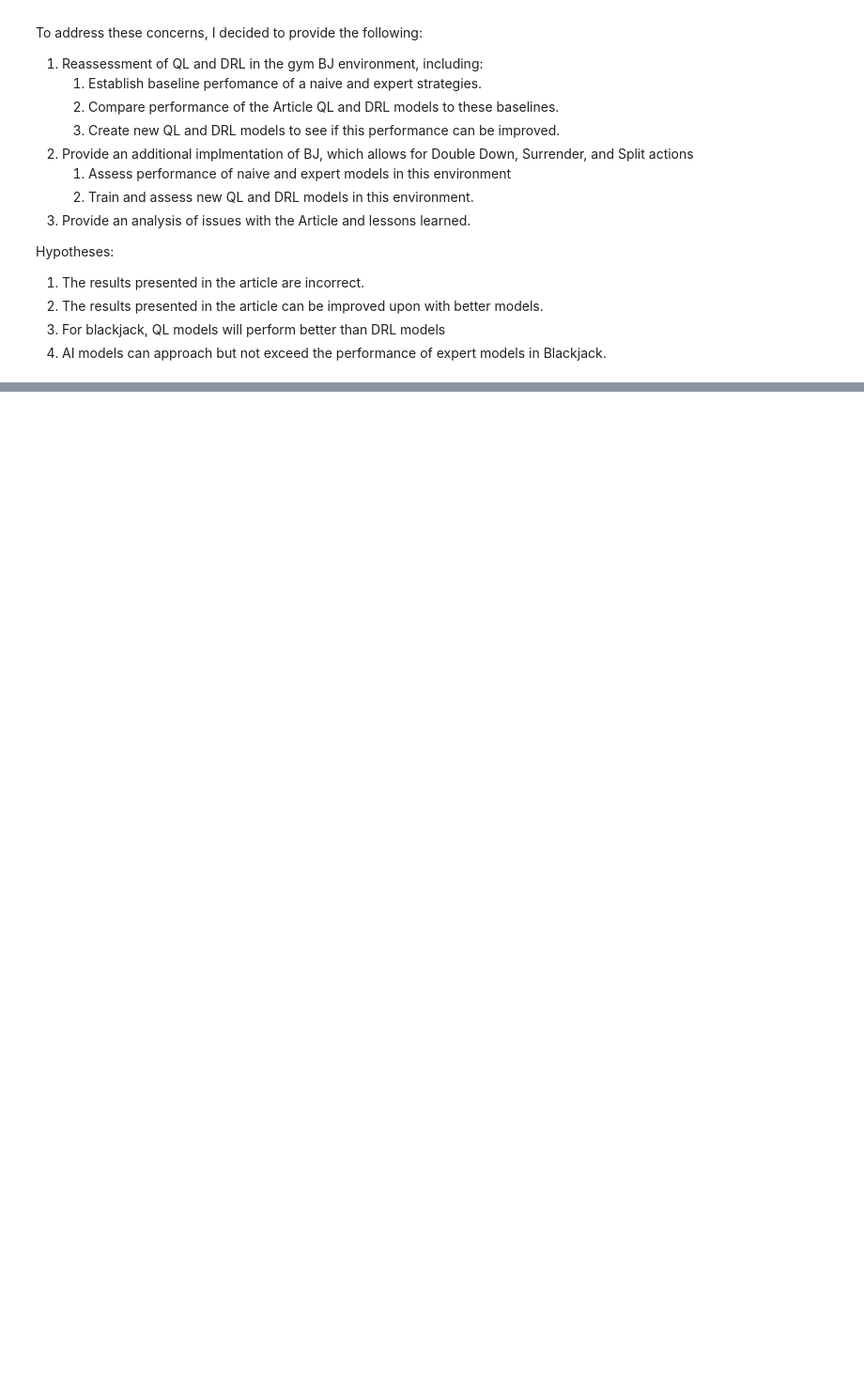
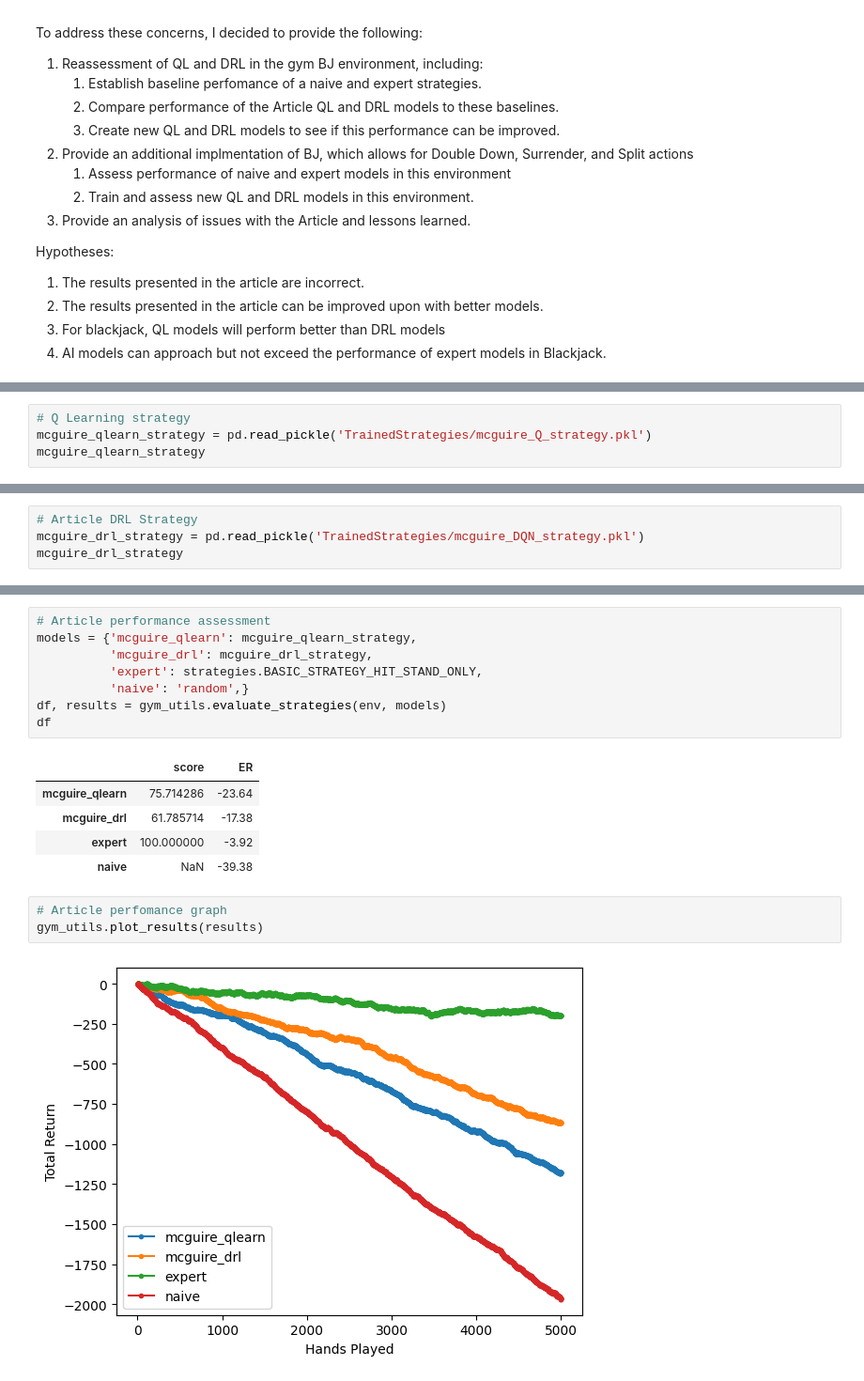
Before and after one commit to hsr587/BlackJack, a Jupyter notebook: System_Project_Blackjack_Learning_HarrisRose.ipynb, the cells around one changed output, grey strips where cells are left out. Shown: that part at 94% size. Drawn from its saved outputs; the diff is of its cells as text; blank space fills up the shorter version.

```diff
--- a/System_Project_Blackjack_Learning_HarrisRose.ipynb
+++ b/System_Project_Blackjack_Learning_HarrisRose.ipynb
@@ -74,0 +119,4 @@ BASIC_STRATEGY
+# %%
+# Q Learning strategy
+mcguire_qlearn_strategy = pd.read_pickle('TrainedStrategies/mcguire_Q_strategy.pkl')
+mcguire_qlearn_strategy
@@ -74,0 +145,4 @@ BASIC_STRATEGY
+# %%
+# Article DRL Strategy
+mcguire_drl_strategy = pd.read_pickle('TrainedStrategies/mcguire_DQN_strategy.pkl')
+mcguire_drl_strategy
@@ -74,0 +170,19 @@ BASIC_STRATEGY
+# %%
+# Article performance assessment
+models = {'mcguire_qlearn': mcguire_qlearn_strategy,
+          'mcguire_drl': mcguire_drl_strategy,
+          'expert': strategies.BASIC_STRATEGY_HIT_STAND_ONLY,
+          'naive': 'random',}
+df, results = gym_utils.evaluate_strategies(env, models)
+df
+# %% [output]
+|  | score | ER |
+| mcguire_qlearn | 75.714286 | -23.64 |
+| mcguire_drl | 61.785714 | -17.38 |
+| expert | 100.000000 | -3.92 |
+| naive | NaN | -39.38 |
+# %%
+# Article perfomance graph
+gym_utils.plot_results(results)
+# %% [output]
+[figure, added]
```
Also changed, not shown: parts of 31 cells of this notebook.
